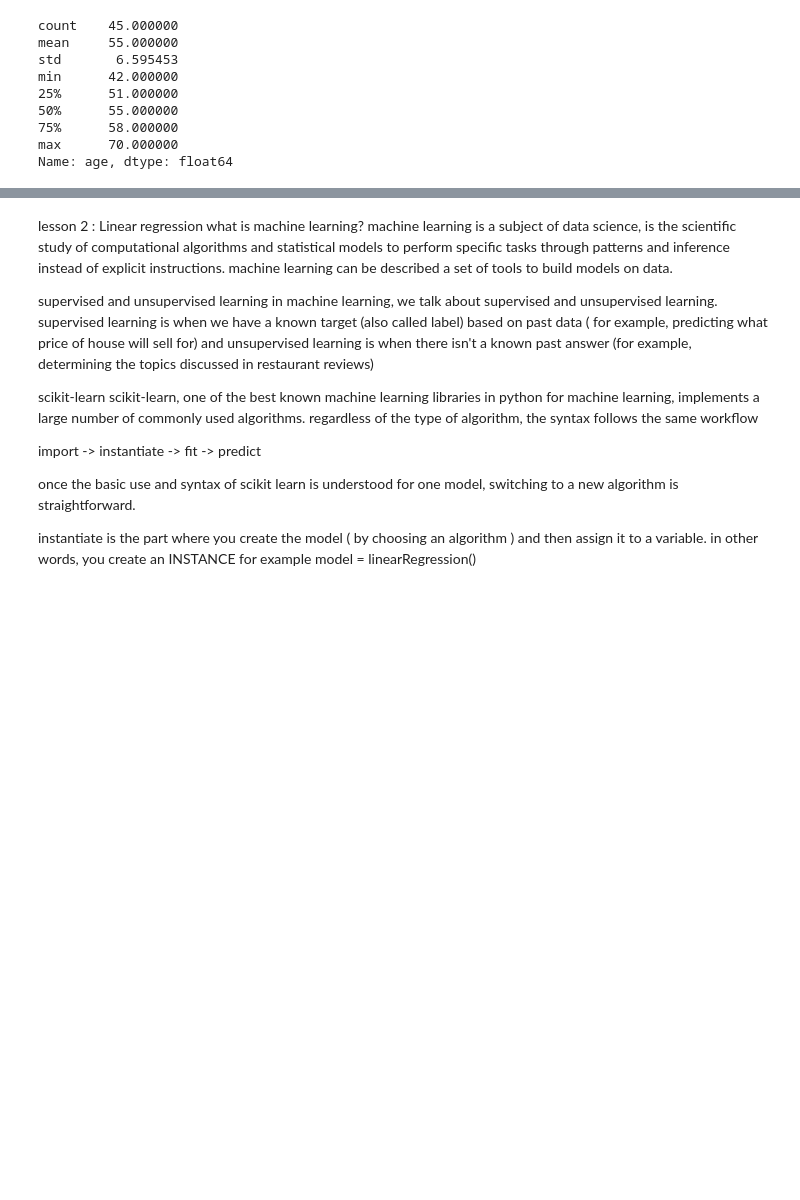
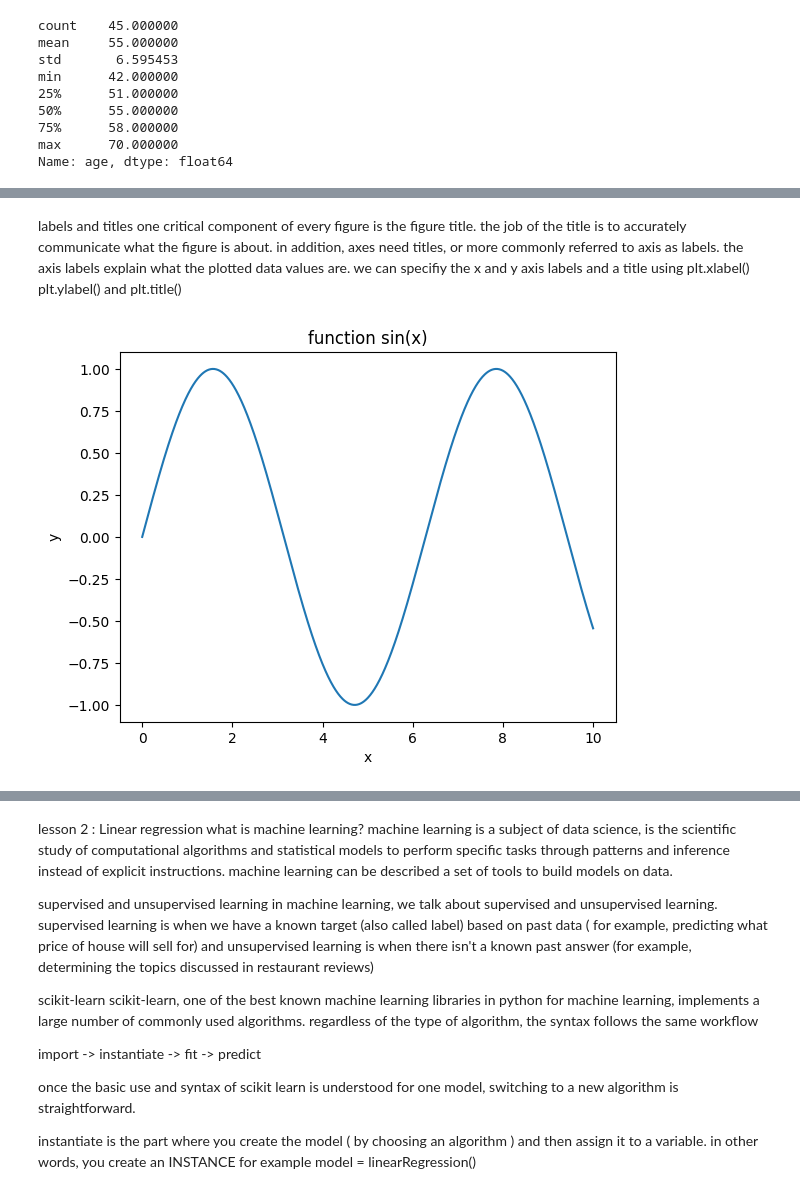
Before and after one commit to kassidy10/Developer, a Jupyter notebook: sololearn/DataScience.ipynb, the cells around one changed output, grey strips where cells are left out. Cells and saved outputs as stored; diff of their text form; code cells hidden in the pictures; blank space fills up the shorter version.

```diff
--- a/sololearn/DataScience.ipynb
+++ b/sololearn/DataScience.ipynb
@@ -438,0 +570,14 @@ Name: age, dtype: float64
+# %% [markdown]
+labels and titles
+one critical component of every figure is the figure title. the job of the title is to accurately communicate what the figure is about. in addition, axes need titles, or more commonly referred to axis as labels. the axis labels explain what the plotted data values are. we can specifiy the x and y axis labels and a title using plt.xlabel() plt.ylabel() and plt.title()
+# %%
+x = np.linspace(0,10,1000)
+y - np.sin(x)
+
+plt.plot(x,y)
+plt.xlabel('x')
+plt.ylabel('y')
+plt.title('function sin(x)')
+plt.show()
+# %% [output]
+[figure, added]
```
Also changed, not shown: parts of 34 cells of this notebook, 1 other file.
